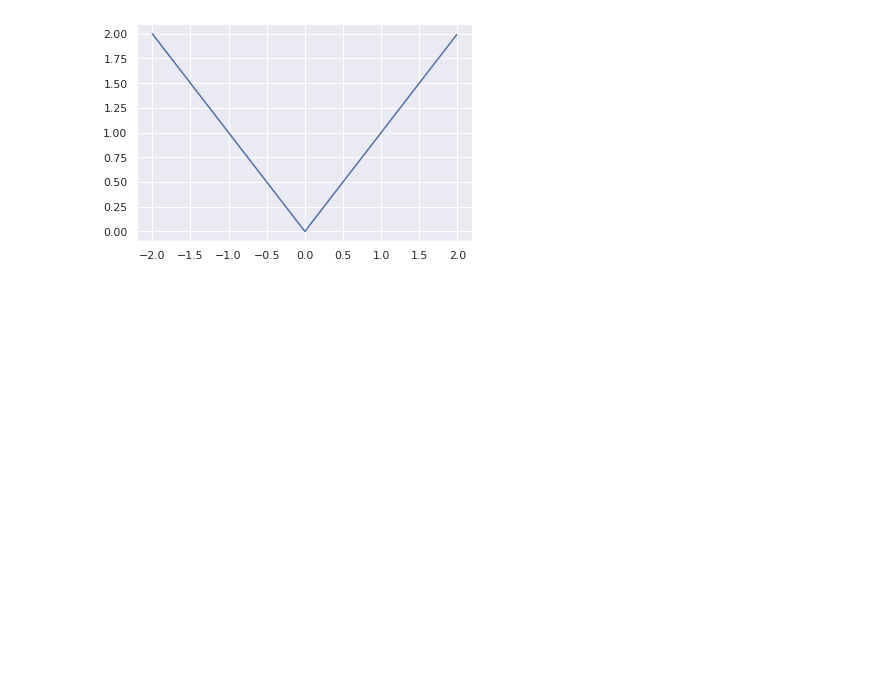
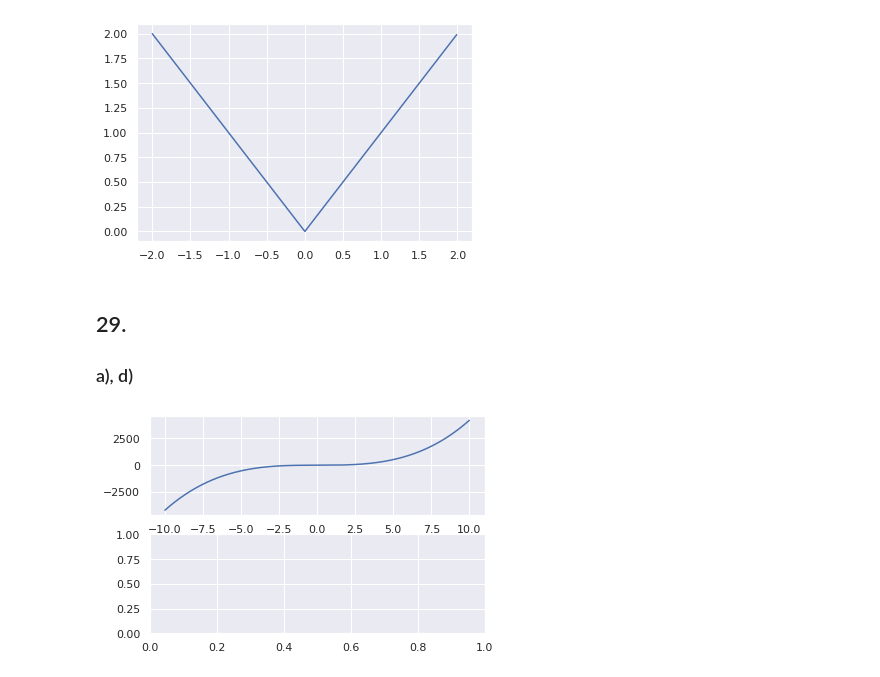
Before and after one commit to IamFode/matematicas, a Jupyter notebook: calculo/george_thomas/python/ej_de_practica.ipynb, the cells around one changed output. Saved outputs shown, nothing was run; the diff lists cells and outputs as text; code cells hidden in the pictures; blank space fills up the shorter version.

```diff
--- a/calculo/george_thomas/python/ej_de_practica.ipynb
+++ b/calculo/george_thomas/python/ej_de_practica.ipynb
@@ -116,3 +116,17 @@ plt.plot(x,f)
 plt.show()
 # %% [output]
 [figure]
+# %% [markdown]
+## 29.
+
+### a), d)
+# %%
+x = np.arange(-10,10,0.01)
+v = 4/3 * np.pi * x**3
+k =
+fig, ax = plt.subplots(2)
+ax[0].plot(x,v)
+
+plt.show()
+# %% [output]
+[figure, added]
```
Also changed, not shown: 2 other files.
